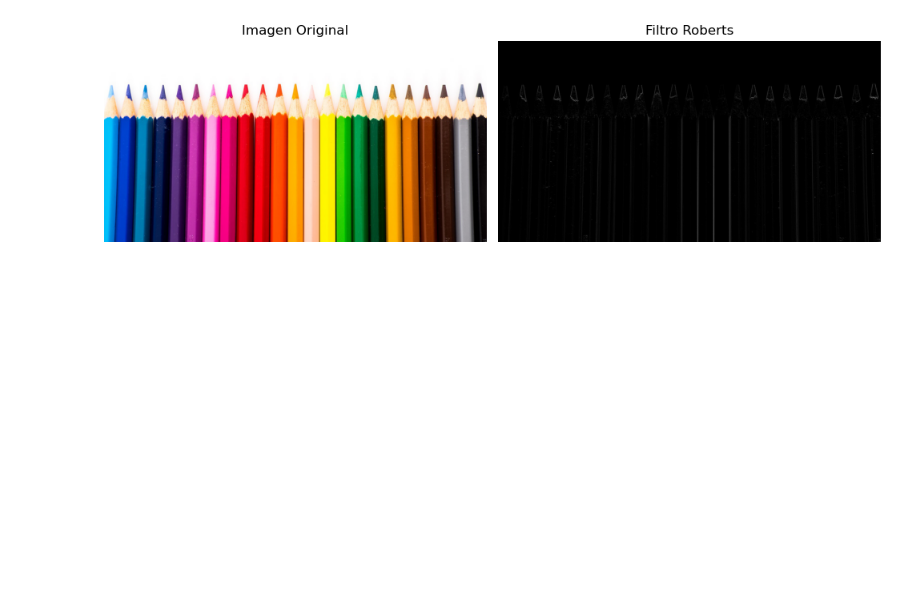
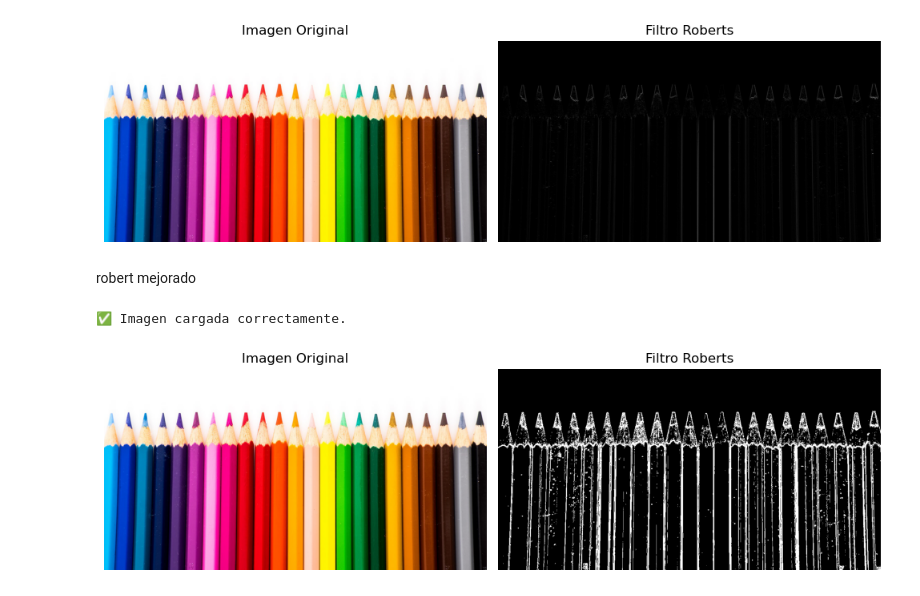
Before and after one commit to AJPerezcossio/PDY, a Jupyter notebook: unidad4/practicaVirtual.ipynb, the cells around one changed output. Cells and saved outputs as stored; diff of their text form; code cells hidden in the pictures; blank space fills up the shorter version.

```diff
--- a/unidad4/practicaVirtual.ipynb
+++ b/unidad4/practicaVirtual.ipynb
@@ -341,3 +341,64 @@ else:
     plt.show()
 # %% [output]
 [figure]
+# %% [markdown]
+robert mejorado
+# %%
+import cv2
+import numpy as np
+import matplotlib.pyplot as plt
+
+# 1. Definir la ruta
+ruta_imagen = r'D:\UNIVALLE\PDY\unidad 1\clases\img\colores.jpg'
+img = cv2.imread(ruta_imagen)
+
+# --- VERIFICACIÓN CRÍTICA ---
+if img is None:
+    print("❌ ERROR: No se pudo leer la imagen. Revisa si el nombre 'colores.jpg' es exacto.")
+else:
+    print("✅ Imagen cargada correctamente.")
+
+    def filtro_roberts(img):
+        # Convertir a escala de grises
+        img_gris = cv2.cvtColor(img, cv2.COLOR_BGR2GRAY)
+
+        # Kernels de Roberts (Corregidos a 1 y -1 para evitar saturación)
+        robertx = np.array([[2, 0],
+                            [0, -2]], dtype=np.float32)
+
+        roberty = np.array([[0, 2],
+                            [-2, 0]], dtype=np.float32)
+
+        # Aplicar convolución usando float32 para no perder bordes negativos
+        r_x = cv2.filter2D(img_gris, cv2.CV_32F, robertx)
+        r_y = cv2.filter2D(img_gris, cv2.CV_32F, roberty)
+
+        # Combinar resultados (Magnitud)
+        roberts = cv2.magnitude(r_x, r_y)
+        roberts = np.uint8(np.absolute(roberts))
+
+        # Umbralización
+        bordes = cv2.threshold(roberts, 20, 255, cv2.THRESH_BINARY)[1]
+        return bordes
+
+    # 2. EJECUTAR LA FUNCIÓN (Esto te faltaba)
+    img_roberts = filtro_roberts(img)
+
+    # 3. MOSTRAR RESULTADOS
+    plt.figure(figsize=(10,5))
+
+    plt.subplot(1,2,1)
+    plt.title("Imagen Original")
+    plt.imshow(cv2.cvtColor(img, cv2.COLOR_BGR2RGB))
+    plt.axis('off')
+
+    plt.subplot(1,2,2)
+    plt.title("Filtro Roberts")
+    plt.imshow(img_roberts, cmap='gray')
+    plt.axis('off')
+
+    plt.tight_layout()
+    plt.show()
+# %% [output]
+✅ Imagen cargada correctamente.
+[figure, added]
```
Also changed, not shown: parts of 6 cells of this notebook, 3 other files.
